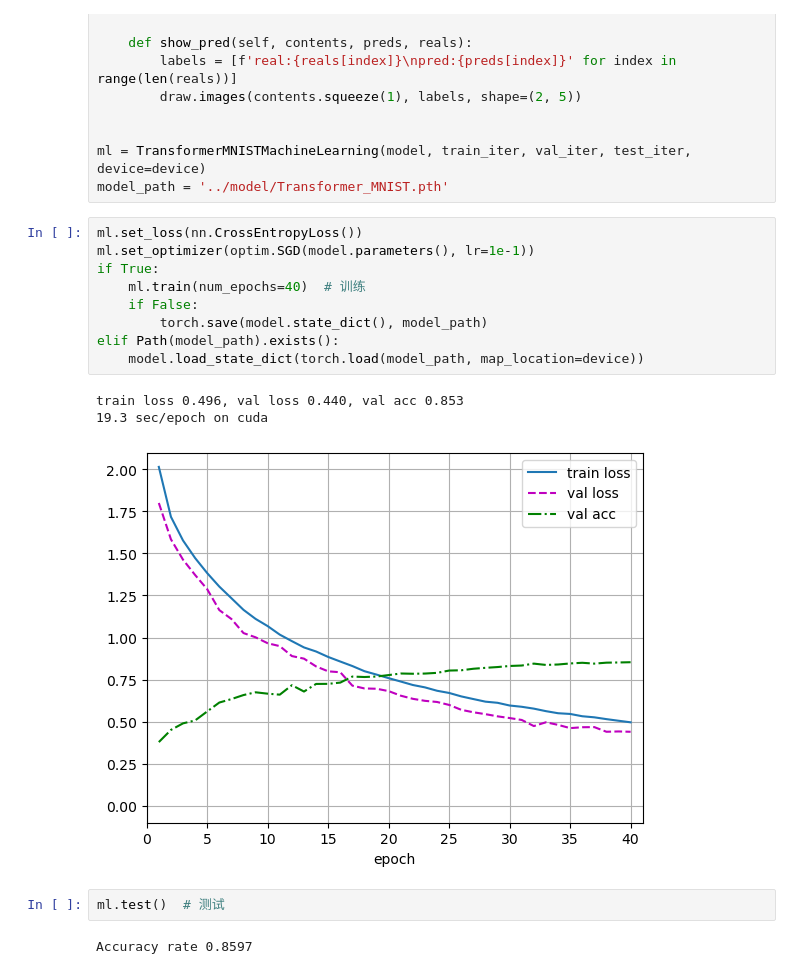
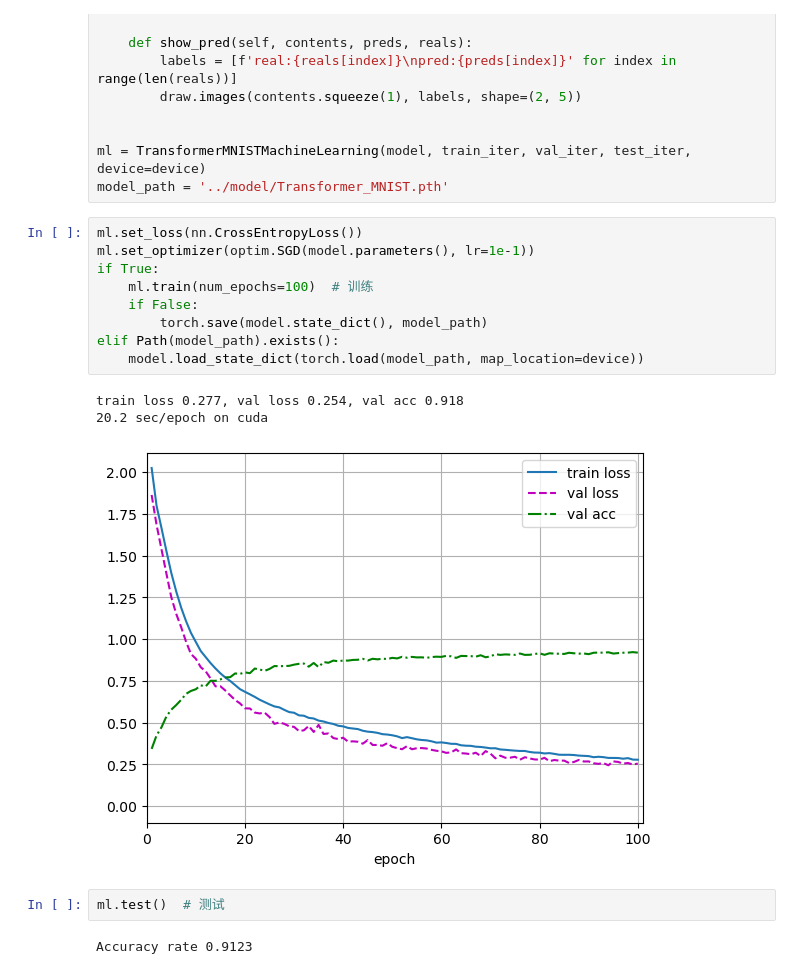
Before and after one commit to wliafe/homework, a Jupyter notebook: main/Transformer_MNIST.ipynb, the cells around one changed output. Drawn from its saved outputs; the diff is of its cells as text.

```diff
--- a/main/Transformer_MNIST.ipynb
+++ b/main/Transformer_MNIST.ipynb
@@ -33,20 +33,20 @@ model_path = '../model/Transformer_MNIST.pth'
 # %%
 ml.set_loss(nn.CrossEntropyLoss())
 ml.set_optimizer(optim.SGD(model.parameters(), lr=1e-1))
 if True:
-    ml.train(num_epochs=40)  # 训练
+    ml.train(num_epochs=100)  # 训练
     if False:
         torch.save(model.state_dict(), model_path)
 elif Path(model_path).exists():
     model.load_state_dict(torch.load(model_path, map_location=device))
 # %% [output]
-train loss 0.496, val loss 0.440, val acc 0.853
-19.3 sec/epoch on cuda
+train loss 0.277, val loss 0.254, val acc 0.918
+20.2 sec/epoch on cuda
-[figure, old version]
+[figure, new version]
 # %%
 ml.test()  # 测试
 # %% [output]
-Accuracy rate 0.8597
+Accuracy rate 0.9123
 # %%
 ml.predict()  # 预测
 # %% [output]
```
Also changed, not shown: parts of 1 cell of this notebook.
